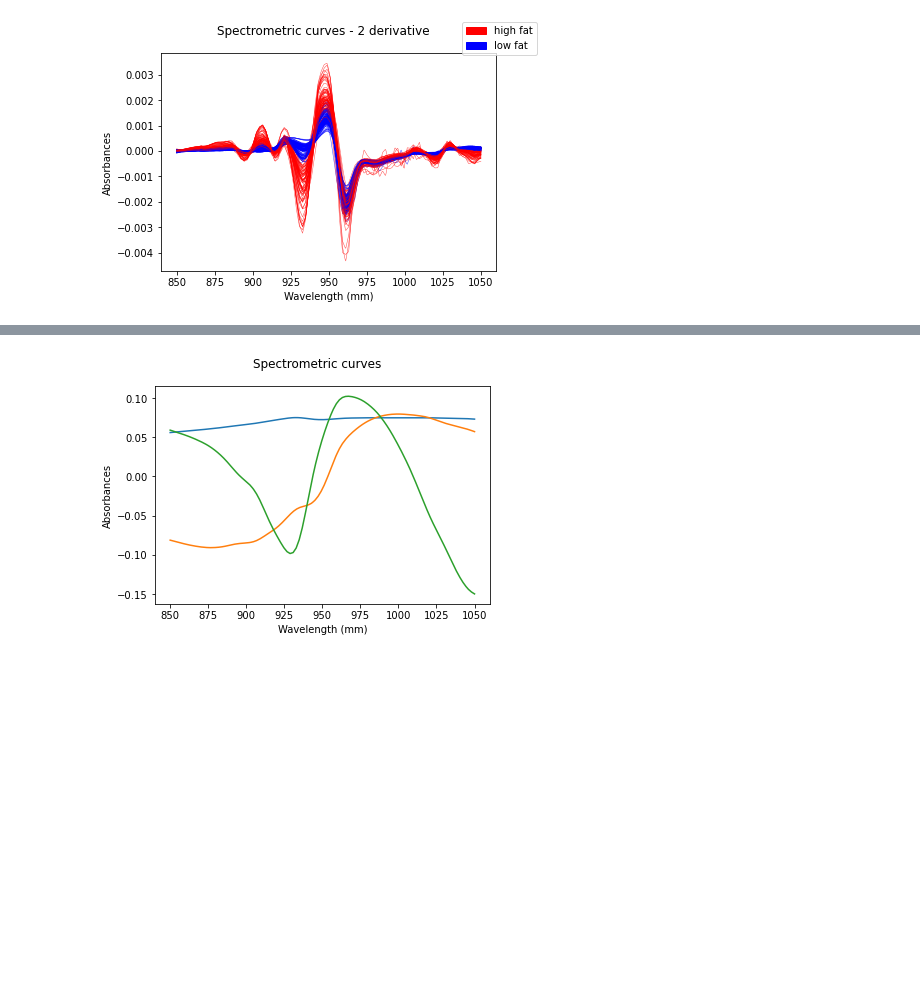
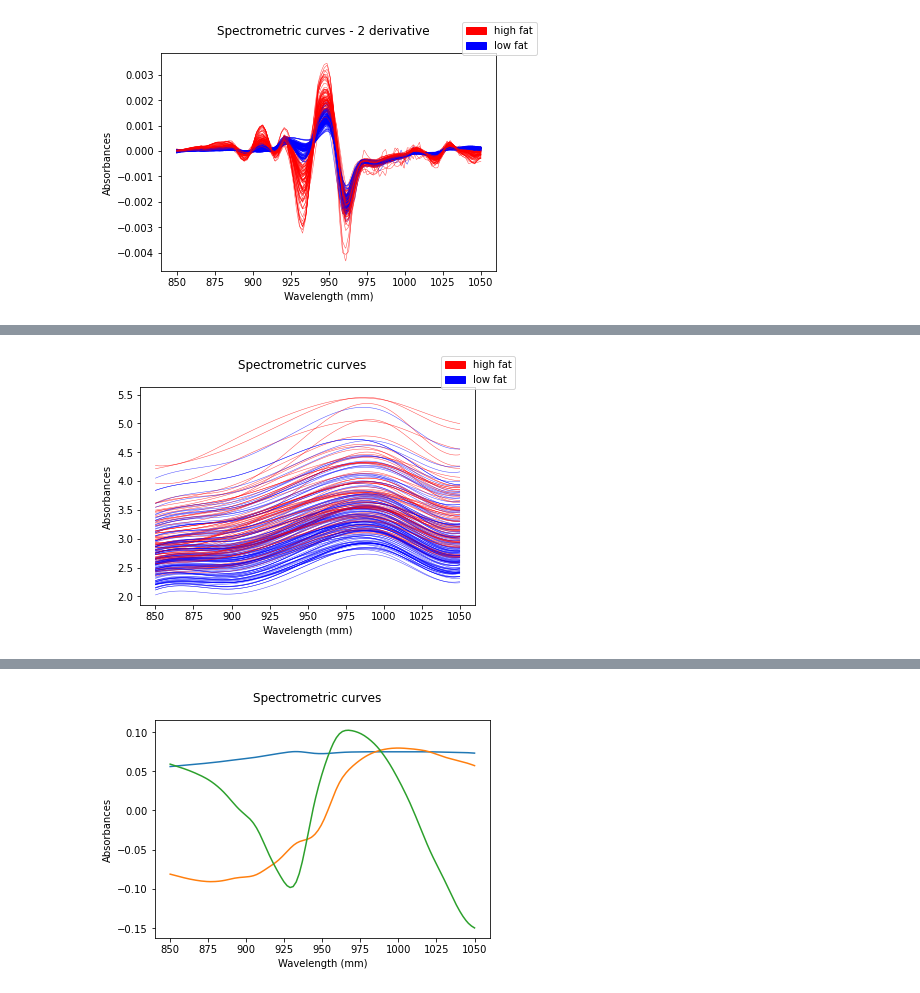
Before and after one commit to ziangzhang10/functional-data-analysis, a Jupyter notebook: 01_meat_sample_knn_prediction/fat-content-meat-knn-prediction.ipynb, the cells around one changed output, grey strips where cells are left out. Drawn from its saved outputs; the diff is of its cells as text; code cells hidden in the pictures; blank space fills up the shorter version.

```diff
--- a/01_meat_sample_knn_prediction/fat-content-meat-knn-prediction.ipynb
+++ b/01_meat_sample_knn_prediction/fat-content-meat-knn-prediction.ipynb
@@ -134,0 +141,13 @@ fig = fd2d.plot(group=labels, group_colors=colors,
+# %%
+fd_basis = fd.to_basis(BSpline(n_basis=7))
+# %%
+low_fat = fat < 20
+labels = np.full(fd.n_samples, 'high fat')
+labels[low_fat] = 'low fat'
+colors = {'high fat': 'red',
+          'low fat': 'blue'}
+
+fig = fd_basis.plot(group=labels, group_colors=colors,
+              linewidth=0.5, alpha=0.7, legend=True)
+# %% [output]
+[figure, added]
```
Also changed, not shown: parts of 30 cells of this notebook.
